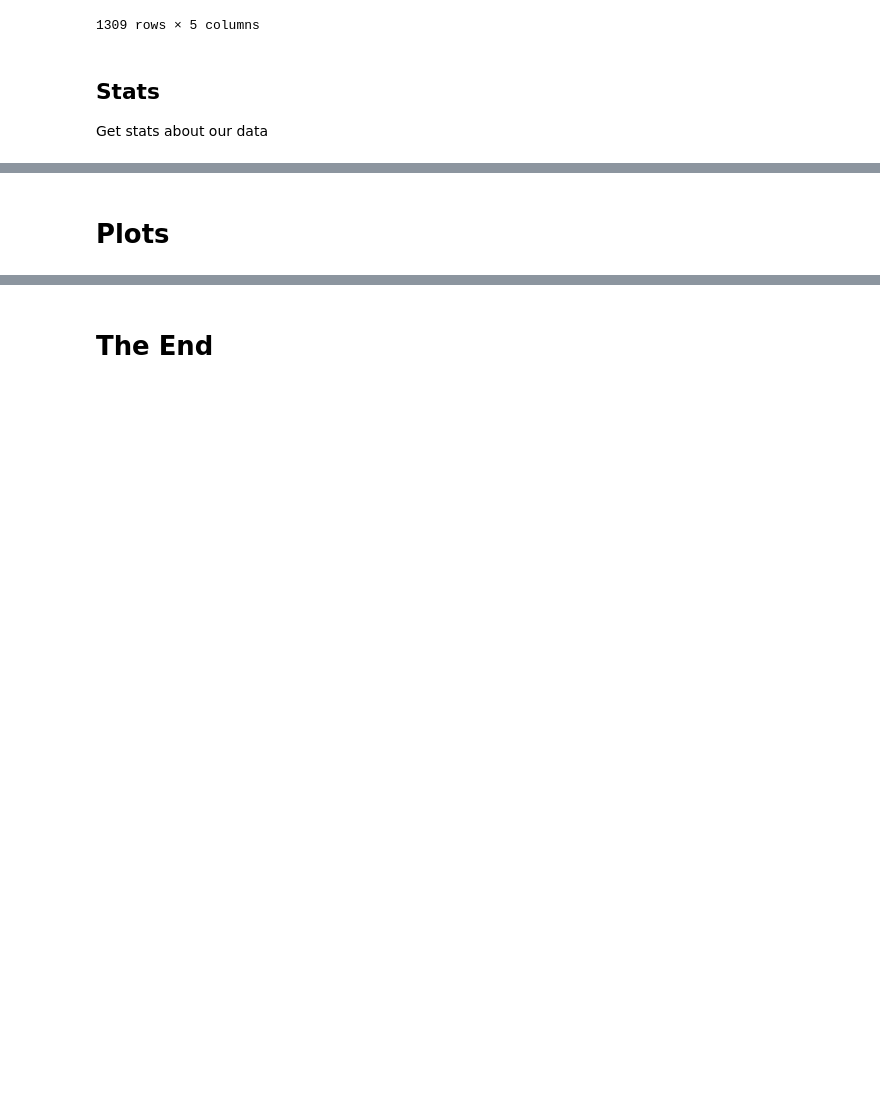
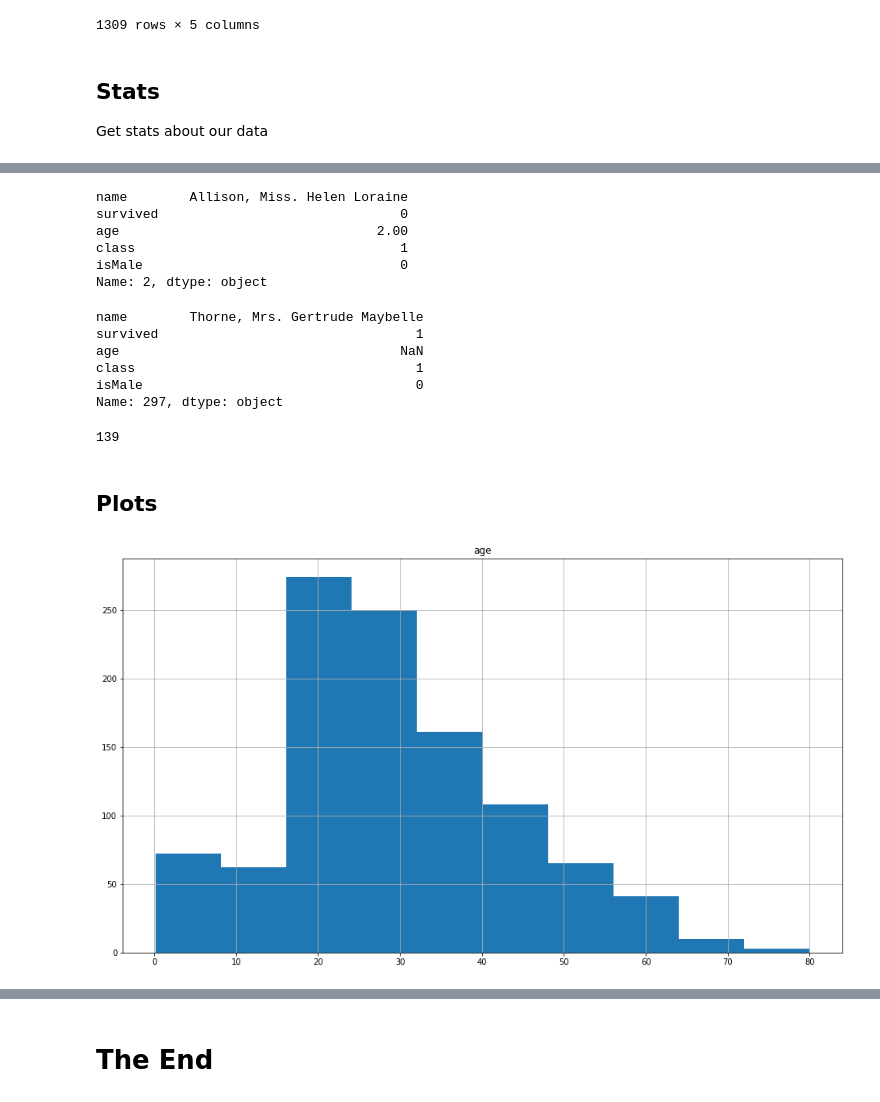
Before and after one commit to FreeLike76/AppliedMachineLearning, a Jupyter notebook: Lab2BasicDataAnalysis/main.ipynb, the cells around one changed output, grey strips where cells are left out. Drawn from its saved outputs; the diff is of its cells as text; code cells hidden in the pictures; blank space fills up the shorter version.

```diff
--- a/Lab2BasicDataAnalysis/main.ipynb
+++ b/Lab2BasicDataAnalysis/main.ipynb
@@ -128,3 +406,31 @@ df.describe()
+# %%
+df_female_1st.sort_values("age").iloc[0]
+# %% [output]
+name        Allison, Miss. Helen Loraine
+survived                               0
+age                                 2.00
+class                                  1
+isMale                                 0
+Name: 2, dtype: object
+# %%
+df_female_1st.sort_values("age").iloc[-1]
+# %% [output]
+name        Thorne, Mrs. Gertrude Maybelle
+survived                                 1
+age                                    NaN
+class                                    1
+isMale                                   0
+Name: 297, dtype: object
+# %%
+df_female_1st["survived"].sum()
+# %% [output]
+139
 # %% [markdown]
-# Plots
+## Plots
+# %%
+plt.rcParams["figure.figsize"] = (16, 9)
+df.hist(column="age")
+plt.show()
+# %% [output]
+[figure, added]
 # %%
```
Also changed, not shown: parts of 36 cells of this notebook.
